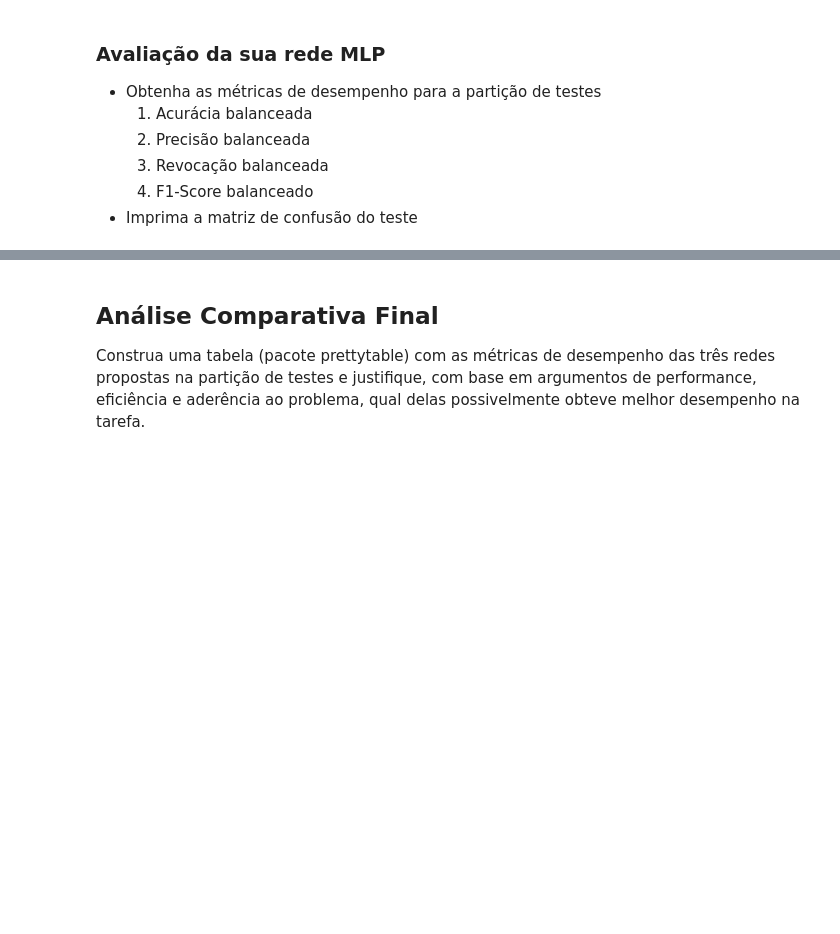
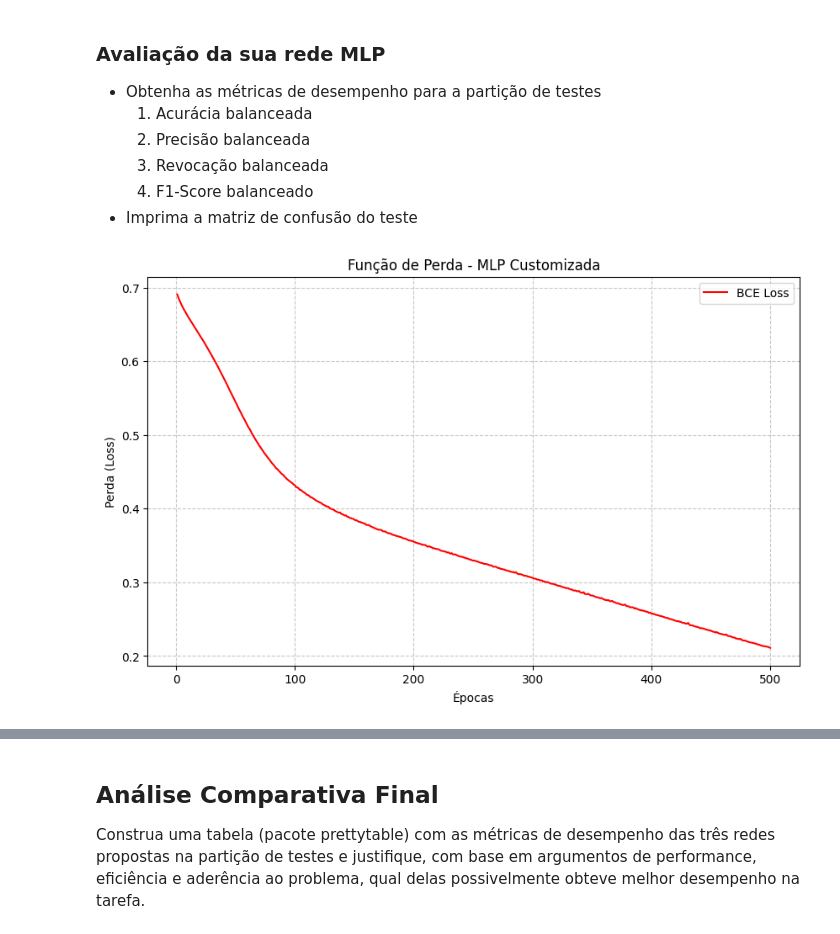
Before and after one commit to RaffaellaSantos/rede_mlp, a Jupyter notebook: Topicos1-2026.1-Tarefa2.ipynb, the cells around one changed output, grey strips where cells are left out. Saved outputs shown, nothing was run; the diff lists cells and outputs as text; code cells hidden in the pictures; blank space fills up the shorter version.

```diff
--- a/Topicos1-2026.1-Tarefa2.ipynb
+++ b/Topicos1-2026.1-Tarefa2.ipynb
@@ -468,3 +528,14 @@ O desempenho da nova rede foi inferior ao modelo anterior e insatisfatório para
   3. Revocação balanceada
   4. F1-Score balanceado
 - Imprima a matriz de confusão do teste
+# %%
+plt.figure(figsize=(10, 6))
+plt.plot(range(1, epochs + 1), custom_losses, color='red', label='BCE Loss')
+plt.title('Função de Perda - MLP Customizada')
+plt.xlabel('Épocas')
+plt.ylabel('Perda (Loss)')
+plt.grid(True, linestyle='--', alpha=0.7)
+plt.legend()
+plt.show()
+# %% [output]
+[figure, added]
```
Also changed, not shown: parts of 14 cells of this notebook.
